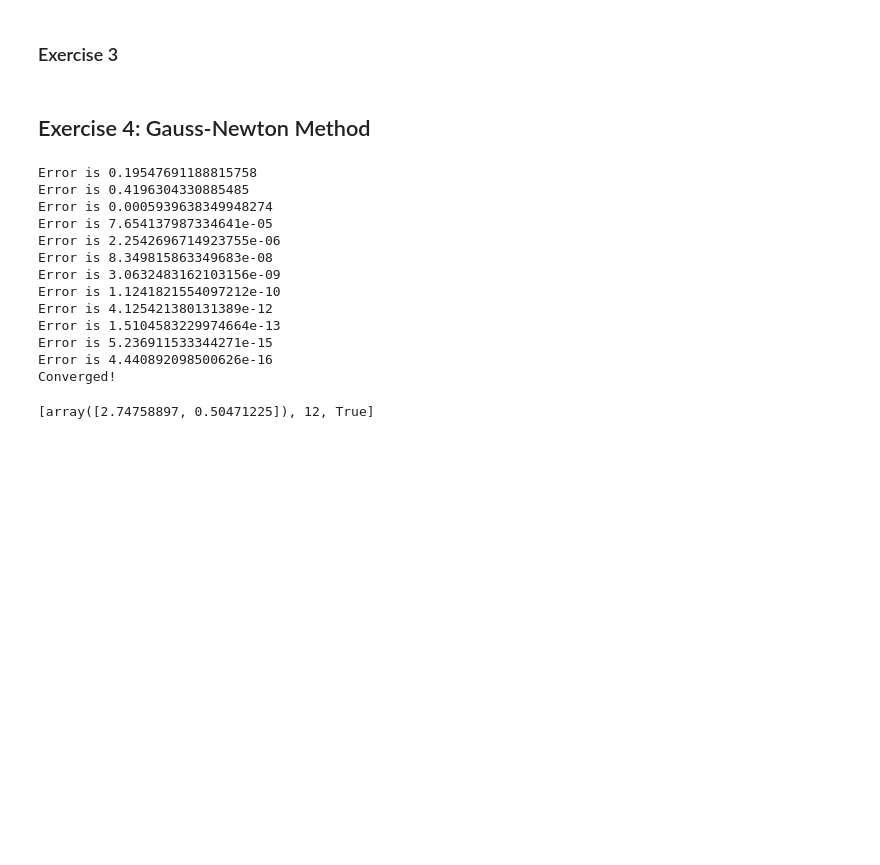
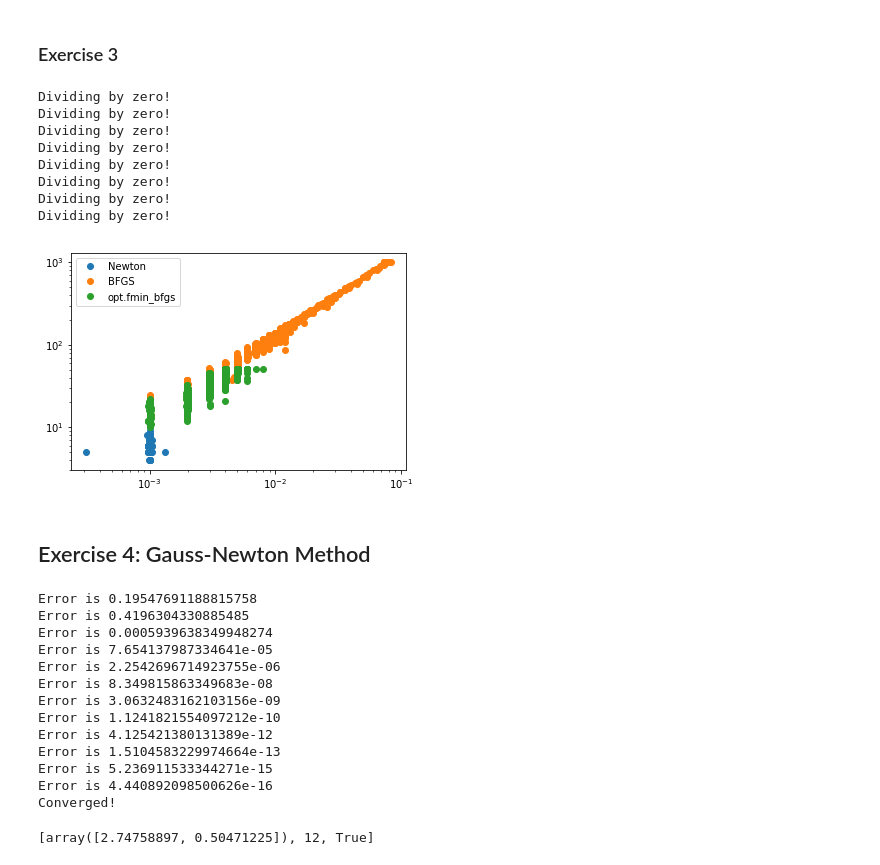
Before and after one commit to tpellet/BootCamp2019, a Jupyter notebook: ProblemSets/Computation/Week 5 - Pandas lab/Problem Set - Quasi-Newton Methods.ipynb, the cells around one changed output. Cells and saved outputs as stored; diff of their text form; code cells hidden in the pictures; blank space fills up the shorter version.

```diff
--- a/ProblemSets/Computation/Week 5 - Pandas lab/Problem Set - Quasi-Newton Methods.ipynb
+++ b/ProblemSets/Computation/Week 5 - Pandas lab/Problem Set - Quasi-Newton Methods.ipynb
@@ -37,7 +37,7 @@ from scipy import optimize as opt
 f = opt.rosen # The Rosenbrock function.
 df = opt.rosen_der # The first derivative.
 d2f = opt.rosen_hess # The second derivative (Hessian).
-opt.fmin_bfgs(f=f, x0=[-2,2], fprime=df, maxiter=50, retall=True)
+output = opt.fmin_bfgs(f=f, x0=[-2,2], fprime=df, maxiter=50, retall=True)
 # %% [output]
 Optimization terminated successfully.
          Current function value: 0.000000
@@ -73,7 +57,7 @@ import numpy as np
 
 
 
-def BFGS(Df, x0, maxiter=100, tol=1e-15):
+def BFGS(Df, x0, maxiter=1000, tol=1e-8):
     iter = 0
     epsi = 1
     D = Df(x0)
@@ -83,12 +67,12 @@ def BFGS(Df, x0, maxiter=100, tol=1e-15):
         iter +=1
 
         x = x0 - A0 @ D.T
-        print(x)
+
 
         s = x - x0
-        print("S is", s)
-        y = Df(x).T - Df(x0).T
-        print("Y is", y)
+
+        y = Df(x).T - D.T
+
 #         if s
 
         STY = s.T @ y
@@ -96,9 +80,8 @@ def BFGS(Df, x0, maxiter=100, tol=1e-15):
             print("Dividing by zero!")
             break
 
-        print("St y",STY)
-        bloc1 = (STY + y.T * A0 * y) * ( s * s.T ) / ( STY )**2
-        bloc2 = (A0 * y * s.T + s * y.T * A0)/ ( STY )
+        bloc1 = (STY + y.T @ A0 @ y) * np.outer(s,s.T) / ( STY )**2
+        bloc2 = (A0 @  np.outer(y,s.T) + np.outer(s,y.T) @ A0)/ ( STY )
         A = A0 + bloc1 - bloc2
         A0 = A
 
@@ -108,10 +91,10 @@ def BFGS(Df, x0, maxiter=100, tol=1e-15):
 
 
         epsi = np.linalg.norm(D, np.inf)
-
+#         print(epsi)
 
     if  epsi< tol:
-        print("Converged!")
+#         print("Converged!")
         converged = True
 
     return x, converged, iter
@@ -141,36 +124,49 @@ St y nan
 # %%
 import time
 def comparison(N):
-    x0 = np.random.uniform(low = -3, high = 3, size=(N,N))
+    x0 = np.random.uniform(low = -3, high = 3, size=(N,2))
     speed1 = []
     iter1 = []
     speed2 = []
     iter2 = []
     speed3 = []
     iter3 = []
-    for i in range(N)
-        x = x0[i,i]
+    for i in range(N):
+        x = x0[i,:]
         start = time.time()
         iter1.append(Newton(df, d2f, x)[2])
         end = time.time() - start
         speed1.append(end)
 
         start = time.time()
         iter2.append(BFGS(df, x)[2])
         end = time.time() - start
         speed2.append(end)
 
         start = time.time()
-        opt.fmin_bfgs(f=f, x0=x, fprime=df, maxiter=50, disp=False, retall = True)
-        iter3.append()
-        end = time.time()
+        output = opt.fmin_bfgs(f=f, x0=x, fprime=df, maxiter=500, disp=False, retall = True)
+        iter3.append(len(output[1]))
+        end = time.time()  - start
         speed3.append(end)
 
-    plt.scatter(speed1, iter1)
-    plt.scatter(speed2, iter2)
-    plt.scatter(speed3, iter3)
+    plt.loglog(speed1, iter1, 'o')
+    plt.loglog(speed2, iter2, 'o')
+    plt.loglog(speed3, iter3, 'o')
     plt.legend(['Newton', 'BFGS', 'opt.fmin_bfgs'])
     plt.show()
+
+
+comparison(1000)
+# %% [output]
+Dividing by zero!
+Dividing by zero!
+Dividing by zero!
+Dividing by zero!
+Dividing by zero!
+Dividing by zero!
+Dividing by zero!
+Dividing by zero!
+[figure, added]
 # %% [markdown]
 ## Exercise 4: Gauss-Newton Method
 # %%
```
Also changed, not shown: parts of 3 cells of this notebook.
